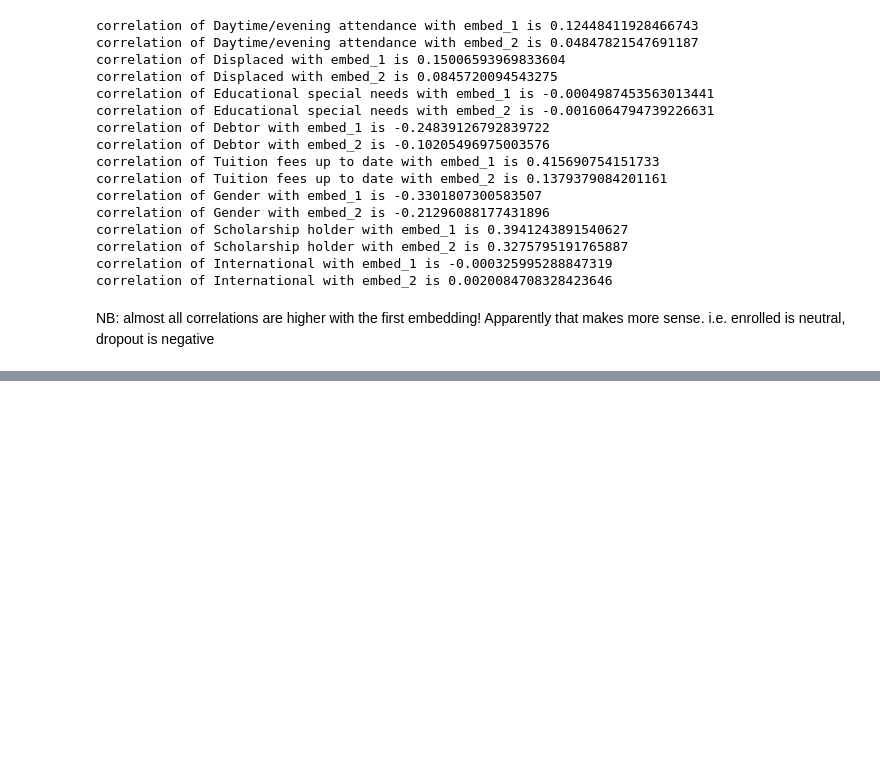
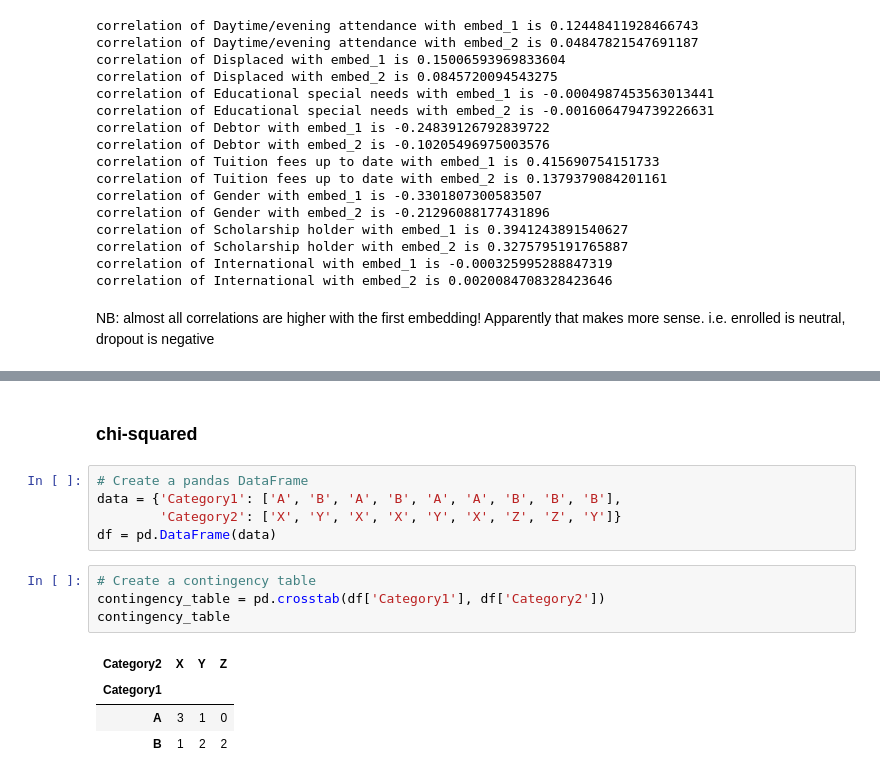
Before and after one commit to lucasschepers/Student_Classification, a Jupyter notebook: Exploration.ipynb, the cells around one changed output, grey strips where cells are left out. Drawn from its saved outputs; the diff is of its cells as text; blank space fills up the shorter version.

```diff
--- a/Exploration.ipynb
+++ b/Exploration.ipynb
@@ -222,0 +255,16 @@ NB: almost all correlations are higher with the first embedding! Apparently that
+# %% [markdown]
+### chi-squared
+# %%
+# Create a pandas DataFrame
+data = {'Category1': ['A', 'B', 'A', 'B', 'A', 'A', 'B', 'B', 'B'],
+        'Category2': ['X', 'Y', 'X', 'X', 'Y', 'X', 'Z', 'Z', 'Y']}
+df = pd.DataFrame(data)
+# %%
+# Create a contingency table
+contingency_table = pd.crosstab(df['Category1'], df['Category2'])
+contingency_table
+# %% [output]
+| Category2 | X | Y | Z |
+| Category1 |  |  |  |
+| A | 3 | 1 | 0 |
+| B | 1 | 2 | 2 |
```
Also changed, not shown: parts of 14 cells of this notebook.
